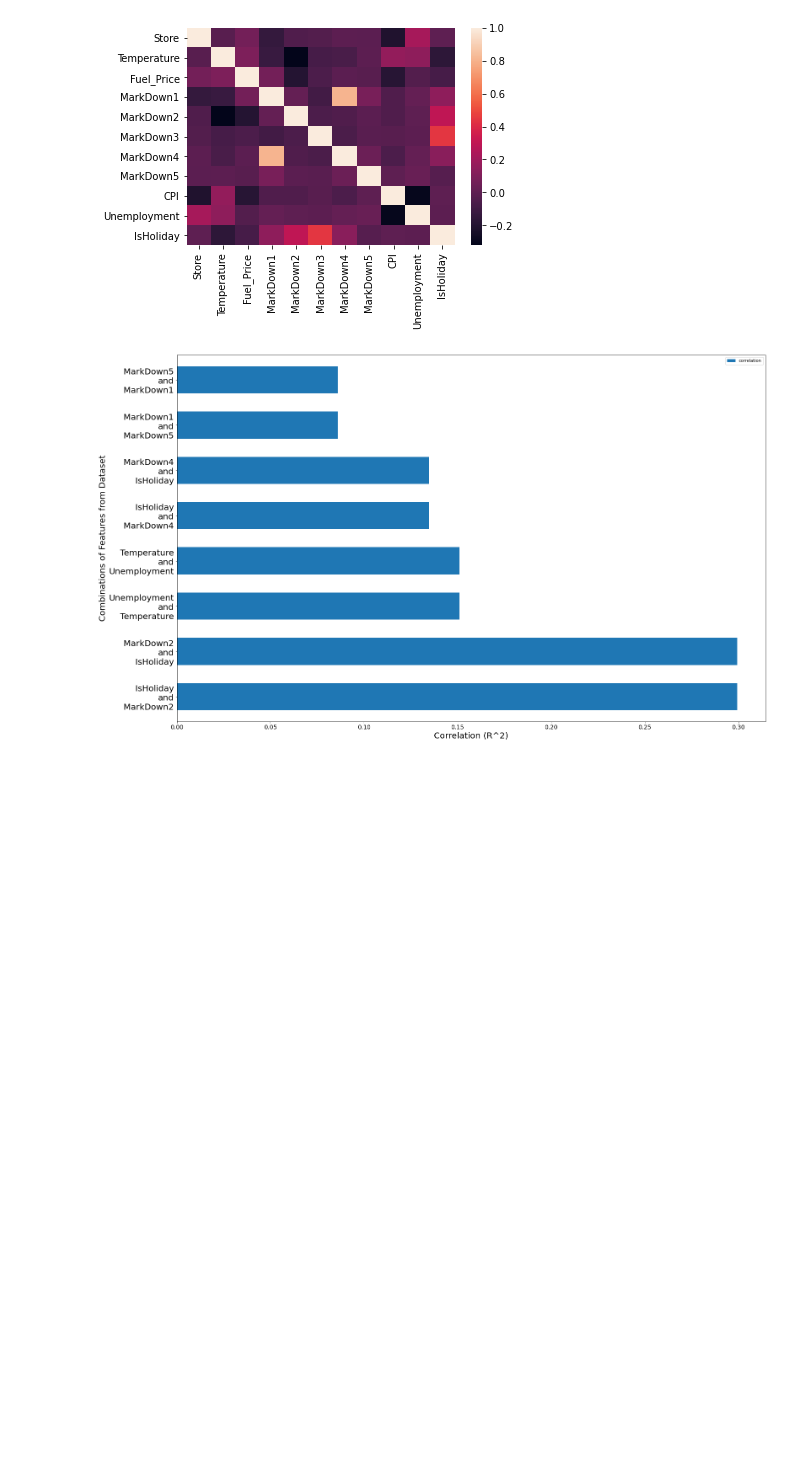
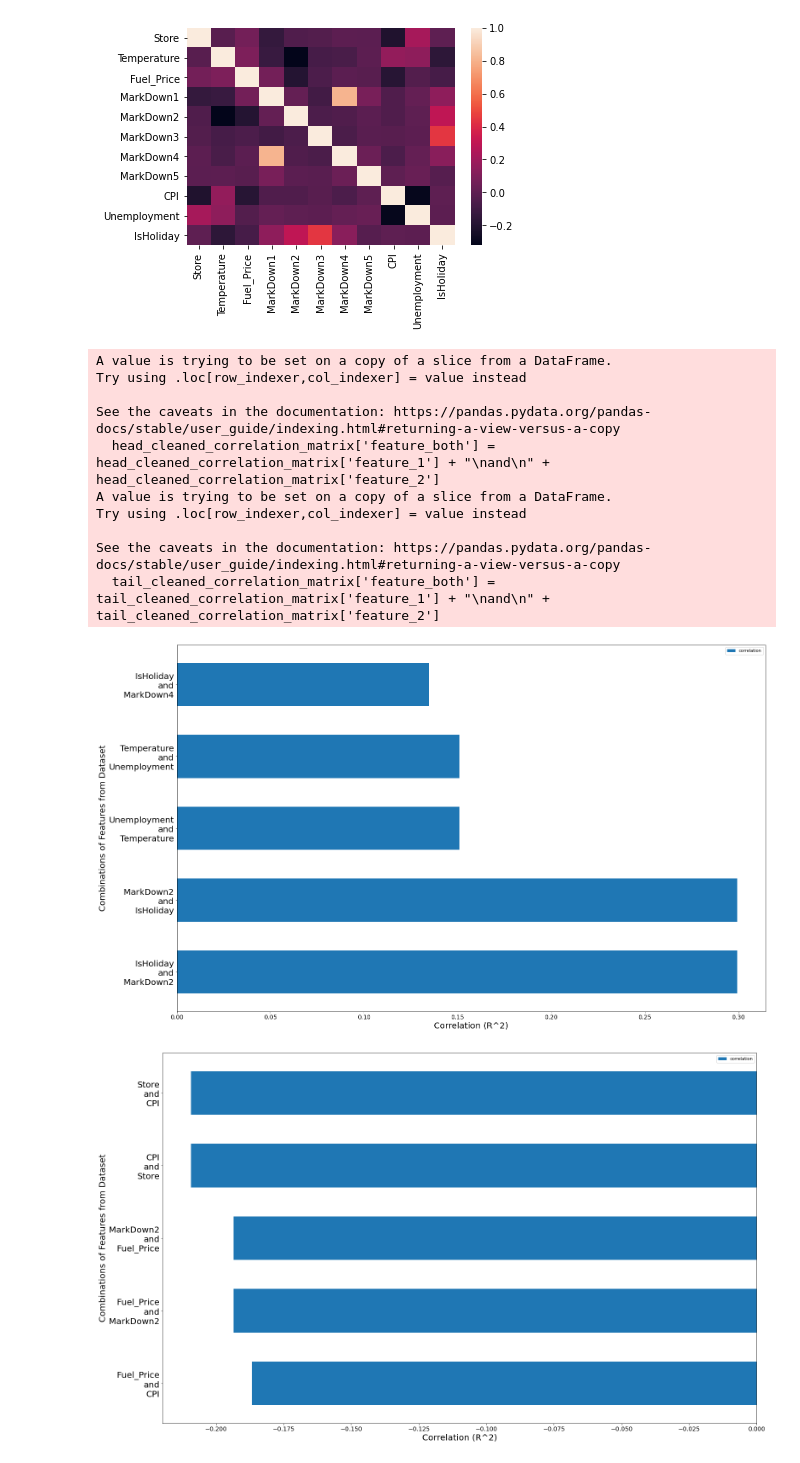
Before and after one commit to vikasreddy17/SIFApplicationDataSet, a Jupyter notebook: SIF Application Data Exploration.ipynb, the cells around one changed output. Cells and saved outputs as stored; diff of their text form; code cells hidden in the pictures; blank space fills up the shorter version.

Commit message:
Update 1
Added negative correlations to correlation bar chart.

```diff
--- a/SIF Application Data Exploration.ipynb
+++ b/SIF Application Data Exploration.ipynb
@@ -15,32 +15,53 @@ plt.savefig('FULL_correlation_heatmap.png')
 # %%
 #correlation bar chart
 corrmatrix = pd.read_csv("correlation_matrix.csv")
 list_of_indexes = []
 for i in range(0,121):
     list_of_indexes.append(i)
 corrmatrix = corrmatrix.replace(to_replace=corrmatrix.index, value=list_of_indexes, inplace=False, limit=None, regex=False, method='pad')
 corrmatrix = corrmatrix.loc[corrmatrix['correlation'] != 1, :]
 cleaned_correlation_matrix = None
 list_of_want_indexes = []
 for i in range(0,121,2):
     list_of_want_indexes.append(i)
 for index in list_of_want_indexes:
     temp_correlation_matrix = corrmatrix.loc[corrmatrix['index'] == index, :]
     cleaned_correlation_matrix = pd.concat([cleaned_correlation_matrix, temp_correlation_matrix], axis=0)
 cleaned_correlation_matrix.sort_values(by=['correlation'], inplace=True, ascending=False)
 cleaned_correlation_matrix.to_csv("cleaned_correlation_matrix.csv")
 
-cleaned_correlation_matrix = cleaned_correlation_matrix.head(8)
-cleaned_correlation_matrix['feature_both'] = cleaned_correlation_matrix['feature_1'] + "\nand\n" + cleaned_correlation_matrix['feature_2']
-cleaned_correlation_matrix.drop(columns=['feature_1', 'feature_2', 'index'])
-cleaned_correlation_matrix.plot(kind='barh', x='feature_both', y='correlation', figsize=(25,16), width=.6)
+head_cleaned_correlation_matrix = cleaned_correlation_matrix.head(5)
+head_cleaned_correlation_matrix['feature_both'] = head_cleaned_correlation_matrix['feature_1'] + "\nand\n" + head_cleaned_correlation_matrix['feature_2']
+head_cleaned_correlation_matrix.drop(columns=['feature_1', 'feature_2', 'index'])
+head_cleaned_correlation_matrix.plot(kind='barh', x='feature_both', y='correlation', figsize=(25,16), width=.6)
 plt.xlabel('Correlation (R^2)', fontsize=20)
 plt.ylabel('Combinations of Features from Dataset', fontsize=20)
 plt.yticks(fontsize=20)
 plt.xticks(fontsize=14)
-plt.savefig('correlation_bar_chart.png')
+plt.savefig('head_correlation_bar_chart.png')
+
+tail_cleaned_correlation_matrix = cleaned_correlation_matrix.tail(5)
+tail_cleaned_correlation_matrix['feature_both'] = tail_cleaned_correlation_matrix['feature_1'] + "\nand\n" + tail_cleaned_correlation_matrix['feature_2']
+tail_cleaned_correlation_matrix.drop(columns=['feature_1', 'feature_2', 'index'])
+tail_cleaned_correlation_matrix.plot(kind='barh', x='feature_both', y='correlation', figsize=(25,16), width=.6)
+plt.xlabel('Correlation (R^2)', fontsize=20)
+plt.ylabel('Combinations of Features from Dataset', fontsize=20)
+plt.yticks(fontsize=20)
+plt.xticks(fontsize=14)
+plt.savefig('tail_correlation_bar_chart.png')
 # %% [output]
+A value is trying to be set on a copy of a slice from a DataFrame.
+Try using .loc[row_indexer,col_indexer] = value instead
+
+See the caveats in the documentation: https://pandas.pydata.org/pandas-docs/stable/user_guide/indexing.html#returning-a-view-versus-a-copy
+  head_cleaned_correlation_matrix['feature_both'] = head_cleaned_correlation_matrix['feature_1'] + "\nand\n" + head_cleaned_correlation_matrix['feature_2']
+A value is trying to be set on a copy of a slice from a DataFrame.
+Try using .loc[row_indexer,col_indexer] = value instead
+
+See the caveats in the documentation: https://pandas.pydata.org/pandas-docs/stable/user_guide/indexing.html#returning-a-view-versus-a-copy
+  tail_cleaned_correlation_matrix['feature_both'] = tail_cleaned_correlation_matrix['feature_1'] + "\nand\n" + tail_cleaned_correlation_matrix['feature_2']
-[figure, old version]
+[figure, new version]
+[figure, added]
 # %%
 #splitting training and testing data
 from sklearn.model_selection import train_test_split
```
Also changed, not shown: parts of 4 cells of this notebook, 2 other files.
